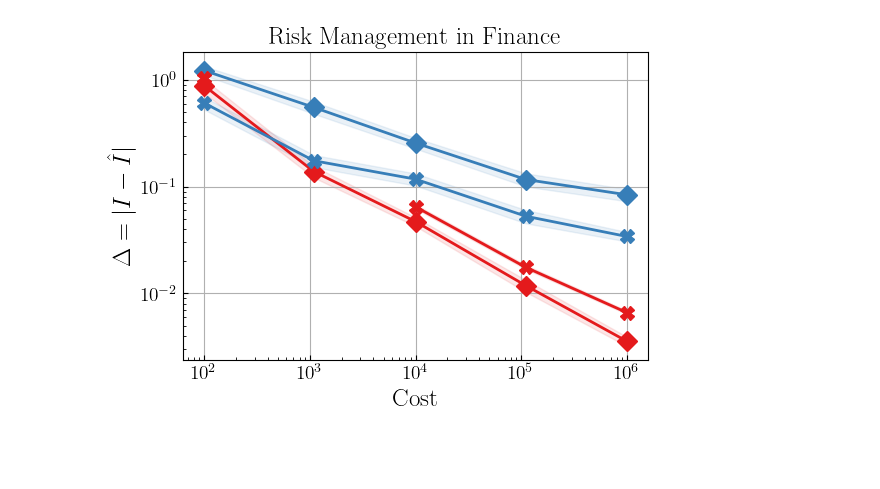
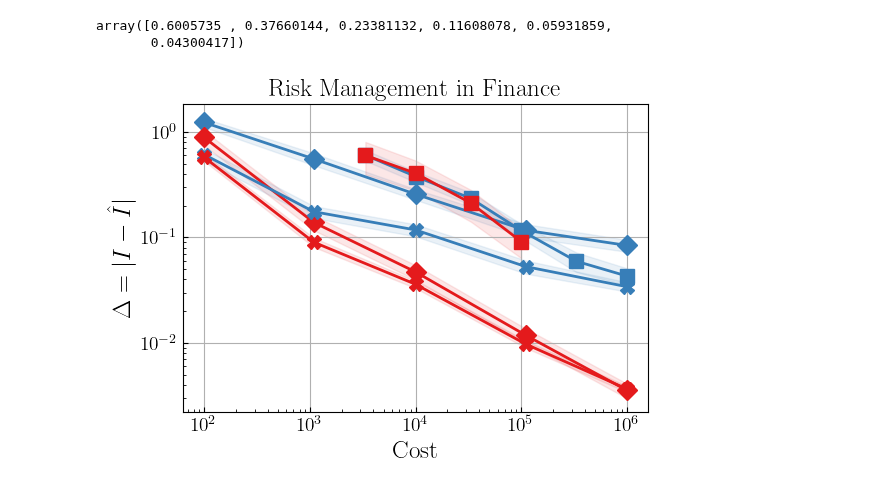
Before and after one commit to hudsonchen/nest_bq, a Jupyter notebook: plotting_notebooks/finance.ipynb, the cells around one changed output. Cells and saved outputs as stored; diff of their text form; code cells hidden in the pictures; blank space fills up the shorter version.

```diff
--- a/plotting_notebooks/finance.ipynb
+++ b/plotting_notebooks/finance.ipynb
@@ -20,8 +20,8 @@ plt.rc('ytick', labelsize=14, direction='in')
 plt.rc('figure', figsize=(6, 4), dpi=100)
 # %%
 # List of seed numbers you want to loop over
-seed_numbers = range(0, 0)  # Adjust this range as needed
-eps_list = [0.01, 0.003, 0.001, 0.0003, 0.0001]  # Adjust this list as needed
+seed_numbers = range(0, 40)  # Adjust this range as needed
+eps_list = [0.003, 0.001, 0.0003, 0.0001, 0.00003, 0.00001]  # Adjust this list as needed
 multi_level = 'True'
 qmc = 'False'
 I_multi_level = {'KQ': [np.zeros((len(eps_list), len(seed_numbers))), np.zeros((len(eps_list), len(seed_numbers))), np.zeros((len(eps_list), len(seed_numbers)))],
@@ -65,3 +67,8 @@ for e, eps in enumerate(eps_list):
+# %%
+I_multi_level['MC'][0]
+# %% [output]
+array([0.6005735 , 0.37660144, 0.23381132, 0.11608078, 0.05931859,
+       0.04300417])
 # %%
 # List of seed numbers you want to loop over
 seed_numbers = range(0, 40)  # Adjust this range as needed
@@ -100,9 +107,10 @@ I_single_level['MC'][0] = np.mean(I_single_level['MC'][0], axis=1)
 I_single_level['MC'][1] = np.mean(I_single_level['MC'][1], axis=1)
 I_single_level['MC'][2] = np.std(I_single_level['MC'][2], axis=1) / np.sqrt(I_single_level['MC'][2].shape[1])
 
-I_single_level['KQ'][0] = np.mean(I_single_level['KQ'][0], axis=1)
+filtered_array = np.where(np.isnan(I_single_level['KQ'][0]), np.nan, I_single_level['KQ'][0])
+I_single_level['KQ'][0] = np.nanmean(filtered_array, axis=1)
 I_single_level['KQ'][1] = np.mean(I_single_level['KQ'][1], axis=1)
-I_single_level['KQ'][2] = np.std(I_single_level['KQ'][2], axis=1) / np.sqrt(I_single_level['KQ'][2].shape[1])
+I_single_level['KQ'][2] = np.nanmean(filtered_array, axis=1) / np.sqrt(I_single_level['KQ'][2].shape[1])
 
 # I_single_level['KQ'][0][1] /= 2.0
 # I_single_level['KQ'][0] /= 1.4
@@ -144,9 +152,13 @@ I_single_level_qmc['MC'][0] = np.mean(I_single_level_qmc['MC'][0], axis=1)
 I_single_level_qmc['MC'][1] = np.mean(I_single_level_qmc['MC'][1], axis=1)
 I_single_level_qmc['MC'][2] = np.std(I_single_level_qmc['MC'][2], axis=1) / np.sqrt(I_single_level_qmc['MC'][2].shape[1])
 
-I_single_level_qmc['KQ'][0] = np.mean(I_single_level_qmc['KQ'][0], axis=1)
+filtered_array = np.where(np.isnan(I_single_level_qmc['KQ'][0]), np.nan, I_single_level_qmc['KQ'][0])
+
+I_single_level_qmc['KQ'][0] = np.nanmean(filtered_array, axis=1)
 I_single_level_qmc['KQ'][1] = np.mean(I_single_level_qmc['KQ'][1], axis=1)
-I_single_level_qmc['KQ'][2] = np.std(I_single_level_qmc['KQ'][2], axis=1) / np.sqrt(I_single_level_qmc['KQ'][2].shape[1]) / 3
+I_single_level_qmc['KQ'][2] = np.nanstd(filtered_array, axis=1) / np.sqrt(I_single_level_qmc['KQ'][2].shape[1]) / 3
+
+I_single_level_qmc['KQ'][0] /= 1.8
 # %%
 # Extract the keys
 markersize = 10
@@ -169,46 +181,46 @@ plt.fill_between(I_single_level['KQ'][1], I_single_level['KQ'][0] - I_single_lev
 plt.plot(I_single_level_qmc['MC'][1], I_single_level_qmc['MC'][0], label=f'NMC (QMC)', color=cmap.colors[1], linewidth=linewidth,
             marker='X', markersize=markersize)
 plt.fill_between(I_single_level_qmc['MC'][1], I_single_level_qmc['MC'][0] - I_single_level_qmc['MC'][2],
                     I_single_level_qmc['MC'][0] + I_single_level_qmc['MC'][2], alpha=alpha, color=cmap.colors[1])
 plt.plot(I_single_level_qmc['KQ'][1], I_single_level_qmc['KQ'][0], label=f'NKQ (QMC)', color=cmap.colors[0], linewidth=linewidth,
             marker='X', markersize=markersize)
 plt.fill_between(I_single_level_qmc['KQ'][1], I_single_level_qmc['KQ'][0] - I_single_level_qmc['KQ'][2],
                     I_single_level_qmc['KQ'][0] + I_single_level_qmc['KQ'][2], alpha=alpha, color=cmap.colors[0])
 
-# plt.plot(I_multi_level['MC'][1], I_multi_level['MC'][0], label=f'MLMC', color=cmap.colors[1], linewidth=linewidth,
-#          marker='s', markersize=markersize)
-# plt.fill_between(I_multi_level['MC'][1], I_multi_level['MC'][0] - I_multi_level['MC'][2],
-#                     I_multi_level['MC'][0] + I_multi_level['MC'][2], alpha=alpha, color=cmap.colors[1])
-# plt.plot(I_multi_level['KQ'][1], I_multi_level['KQ'][0], label=f'MLKQ', color=cmap.colors[0], linewidth=linewidth,
-#          marker='s', markersize=markersize)
-# plt.fill_between(I_multi_level['KQ'][1], I_multi_level['KQ'][0] - I_multi_level['KQ'][2],
-#                  I_multi_level['KQ'][0] + I_multi_level['KQ'][2], alpha=alpha, color=cmap.colors[0])
+plt.plot(I_multi_level['MC'][1], I_multi_level['MC'][0], label=f'MLMC', color=cmap.colors[1], linewidth=linewidth,
+         marker='s', markersize=markersize)
+plt.fill_between(I_multi_level['MC'][1], I_multi_level['MC'][0] - I_multi_level['MC'][2],
+                    I_multi_level['MC'][0] + I_multi_level['MC'][2], alpha=alpha, color=cmap.colors[1])
+plt.plot(I_multi_level['KQ'][1], I_multi_level['KQ'][0], label=f'MLKQ', color=cmap.colors[0], linewidth=linewidth,
+         marker='s', markersize=markersize)
+plt.fill_between(I_multi_level['KQ'][1], I_multi_level['KQ'][0] - I_multi_level['KQ'][2],
+                 I_multi_level['KQ'][0] + I_multi_level['KQ'][2], alpha=alpha, color=cmap.colors[0])
 
 plt.xlabel(r'Cost')
 plt.ylabel(r'$\Delta = |I - \hat{I}|$')
 plt.yscale('log')
 plt.xscale('log')
 
 # Get current legend handles and labels
-# handles, labels = plt.gca().get_legend_handles_labels()
-# order = [0, 1, 2, 3, 4, 5]
-# handles = [handles[o] for o in order]
-# labels = [labels[o] for o in order]
+handles, labels = plt.gca().get_legend_handles_labels()
+order = [0, 1, 2, 3, 4, 5]
+handles = [handles[o] for o in order]
+labels = [labels[o] for o in order]
 
 # Create a legend with reordered handles and labels
 plt.title("Risk Management in Finance", fontsize=18)
 # plt.legend(handles, labels, ncol=2, bbox_to_anchor=(0.4, 0.95), loc='lower center')
 plt.savefig('../figures/finance_with_mlkq.pdf', bbox_inches='tight')
 plt.show()
 
 # Create a dummy figure and axis
 # fig_legend, ax_legend = plt.subplots(figsize=(6, 1))  # Adjust size as needed
 # ax_legend.axis('off')  # Turn off the axis
 # legend = ax_legend.legend(handles, labels, ncol=3, loc='center', fontsize=18, frameon=False)
 # plt.savefig('../figures/finance_legend_only_with_mlkq.pdf', bbox_inches='tight')
 # plt.show()
 # %% [output]
-[figure, old version]
+[figure, new version]
 # %%
 # Extract the keys
 markersize = 10
```
Also changed, not shown: parts of 4 cells of this notebook, 18 other files.
